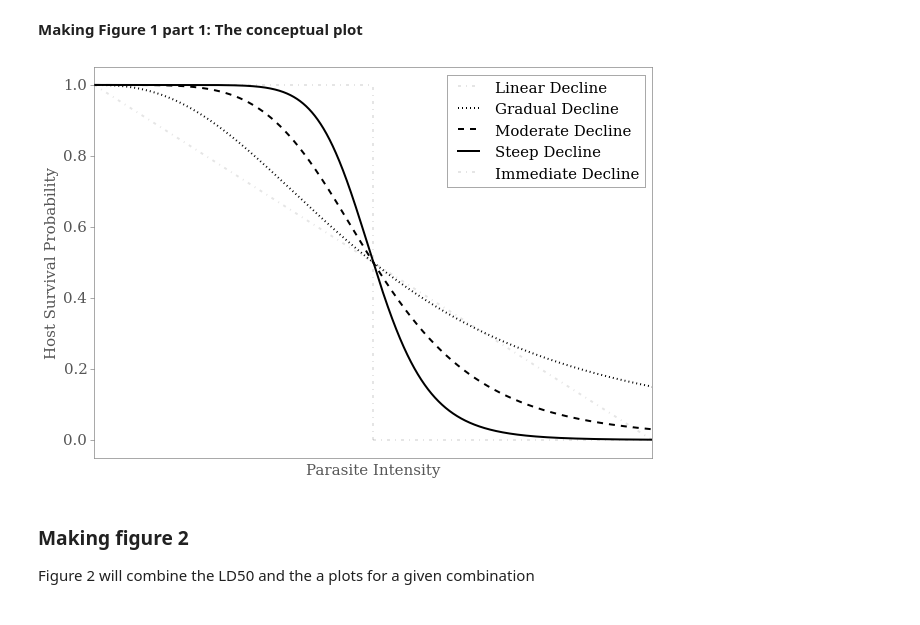
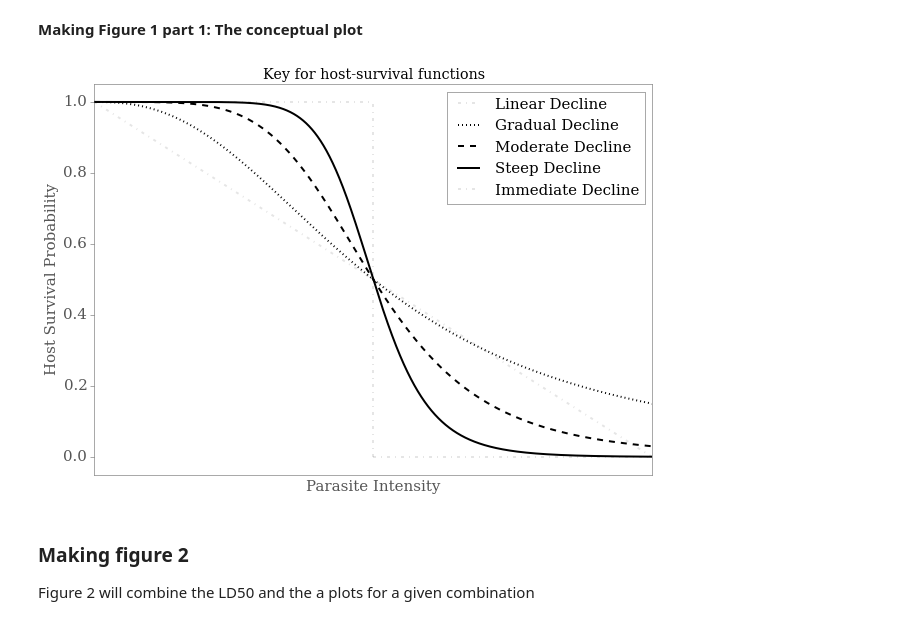
Before and after one commit to mqwilber/parasite_mortality, a Jupyter notebook: code/manuscript_plots.ipynb, the cells around one changed output. Saved outputs shown, nothing was run; the diff lists cells and outputs as text; code cells hidden in the pictures.

```diff
--- a/code/manuscript_plots.ipynb
+++ b/code/manuscript_plots.ipynb
@@ -258,34 +315,35 @@ ax.yaxis.tick_left()
 
 vals = np.linspace(0, np.exp(5 / 2.5) / 0.5, 10000)
 alphas = [0.1]
 
 ax.plot(vals, 1 + -0.5 / np.exp(5 / 2.5) * vals, '-.', lw=2, color='black', alpha=0.1, label="Linear Decline")
 
 ax.plot(vals, pm.surv_prob(vals, 5, -2.5), color="black", linestyle=":", linewidth=2,
                     label="Gradual Decline")
 
 ax.plot(vals, pm.surv_prob(vals, 10, -5), color="black", linestyle="--", linewidth=2,
                     label="Moderate Decline")
 
 ax.plot(vals, pm.surv_prob(vals, 20, -10), color="black", linestyle="-", linewidth=2,
                     label="Steep Decline")
 
 
 ialpha = 0.1
 ax.hlines(1, 0, np.exp(5 / 2.5), linestyle='-.', lw=2, color='black', alpha=ialpha)
 ax.vlines(np.exp(5 / 2.5), 0, 1, linestyle="-.", lw=2, color='black', alpha=ialpha)
 ax.hlines(0, np.exp(5 / 2.5), np.exp(5 / 2.5) / 0.5, lw=2, linestyle='-.', color='black',
                           label="Immediate Decline", alpha=ialpha)
 ax.set_ylim(-0.05, 1.05)
 ax.set_xlim(0, np.exp(5 / 2.5) / 0.5)
 ax.set_xlabel("Parasite Intensity", size=15)
 ax.set_ylabel("Host Survival Probability", size=15)
 ax.legend(prop={'size' : 15})
 ax.tick_params(axis='both', which='major', labelsize=15, labelbottom=False, bottom=False)
 
+ax.set_title("Key for host-survival functions")
 fig.savefig("../results/figure1_partI_for_manuscript.pdf", dpi=300)
 # %% [output]
-[figure, old version]
+[figure, new version]
 # %% [markdown]
 ### Making figure 2
 
```
Also changed, not shown: parts of 12 cells of this notebook, 23 other files.
